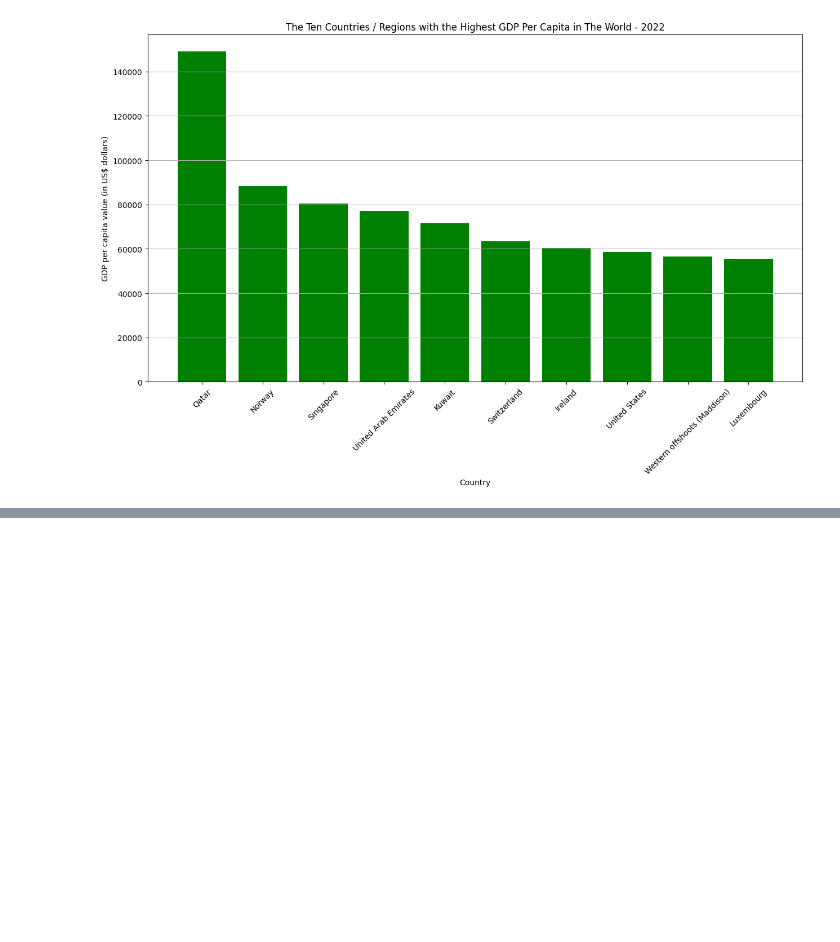
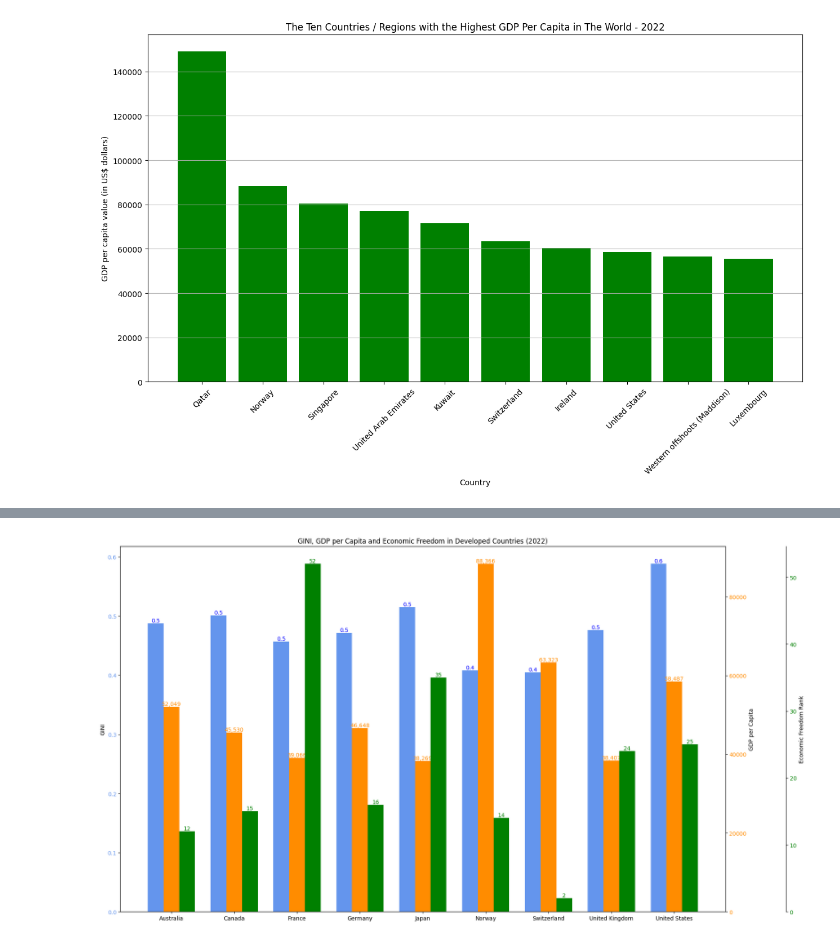
Before and after one commit to LittleJ3012/Economic-Inequality-Analysis, a Jupyter notebook: PYTHON PROJECT ECONOMIC INEQUALITY AND GDP PER CAPITA.ipynb, the cells around one changed output, grey strips where cells are left out. Cells and saved outputs as stored; diff of their text form; code cells hidden in the pictures; blank space fills up the shorter version.

```diff
--- a/PYTHON PROJECT ECONOMIC INEQUALITY AND GDP PER CAPITA.ipynb
+++ b/PYTHON PROJECT ECONOMIC INEQUALITY AND GDP PER CAPITA.ipynb
@@ -278,0 +369,58 @@ plt.show()
+# %%
+countries = ['United States', 'Switzerland', 'Canada', 'Norway', 'Japan', 'South Korea', 'Germany', 'Australia', 'United Kingdom', 'France']
+
+gini_filtred = gini[(gini['year'] == 2022) & (gini['country'].isin(countries))]
+gini_values = gini_filtred[['country', 'p0p100_gini_pretax']].set_index('country')
+
+gdp_filtred = gdp[(gdp['Year'] == 2022) & (gdp['Entity'].isin(countries))]
+gdp_values = gdp_filtred[['Entity', 'GDP per capita']].set_index('Entity')
+
+freedom_filtered = freedom[(freedom['Country Name'].isin(countries))]
+country_rank = freedom_filtered[['Country Name', 'World Rank']].set_index('Country Name')
+
+df = gini_values.join(gdp_values, how='inner').join(country_rank, how='inner')
+df.columns = ['GINI', 'GDP_per_capita', 'Freedom_Rank']
+
+countries = df.index.tolist()
+x = np.arange(len(countries))
+width = 0.25
+
+fig, ax1 = plt.subplots(figsize=(18, 10))
+
+# --- Eixo 1: GINI ---
+bars1 = ax1.bar(x - width, df['GINI'], width=width, color='cornflowerblue', label='GINI')
+ax1.set_ylabel('GINI')
+ax1.tick_params(axis='y', labelcolor='cornflowerblue')
+
+# Criar eixo 2 (para PIB)
+ax2 = ax1.twinx()
+bars2 = ax2.bar(x, df['GDP_per_capita'], width=width, color='darkorange', label='GDP per Capita')
+ax2.set_ylabel('GDP per Capita')
+ax2.tick_params(axis='y', labelcolor='darkorange')
+
+# Criar eixo 3 (para ranking)
+ax3 = ax1.twinx()
+ax3.spines.right.set_position(("axes", 1.1))
+bars3 = ax3.bar(x + width, df['Freedom_Rank'], width=width, color='green', label='Freedom Rank')
+ax3.set_ylabel('Economic Freedom Rank')
+ax3.tick_params(axis='y', labelcolor='green')
+
+# Rótulos em cima das barras
+for bar in bars1:
+    ax1.text(bar.get_x() + bar.get_width()/2, bar.get_height(), f'{bar.get_height():.1f}',
+             ha='center', va='bottom', fontsize=10, color='blue')
+
+for bar in bars2:
+    ax2.text(bar.get_x() + bar.get_width()/2, bar.get_height(), f'{bar.get_height():,.0f}',
+             ha='center', va='bottom', fontsize=10, color='darkorange')
+
+for bar in bars3:
+    ax3.text(bar.get_x() + bar.get_width()/2, bar.get_height(), f'{bar.get_height():.0f}',
+             ha='center', va='bottom', fontsize=10, color='green')
+
+plt.xticks(x, countries, rotation=45)
+plt.title('GINI, GDP per Capita and Economic Freedom in Developed Countries (2022)')
+plt.tight_layout()
+plt.show()
+# %% [output]
+[figure, added]
```
Also changed, not shown: parts of 11 cells of this notebook, 1 other file.
